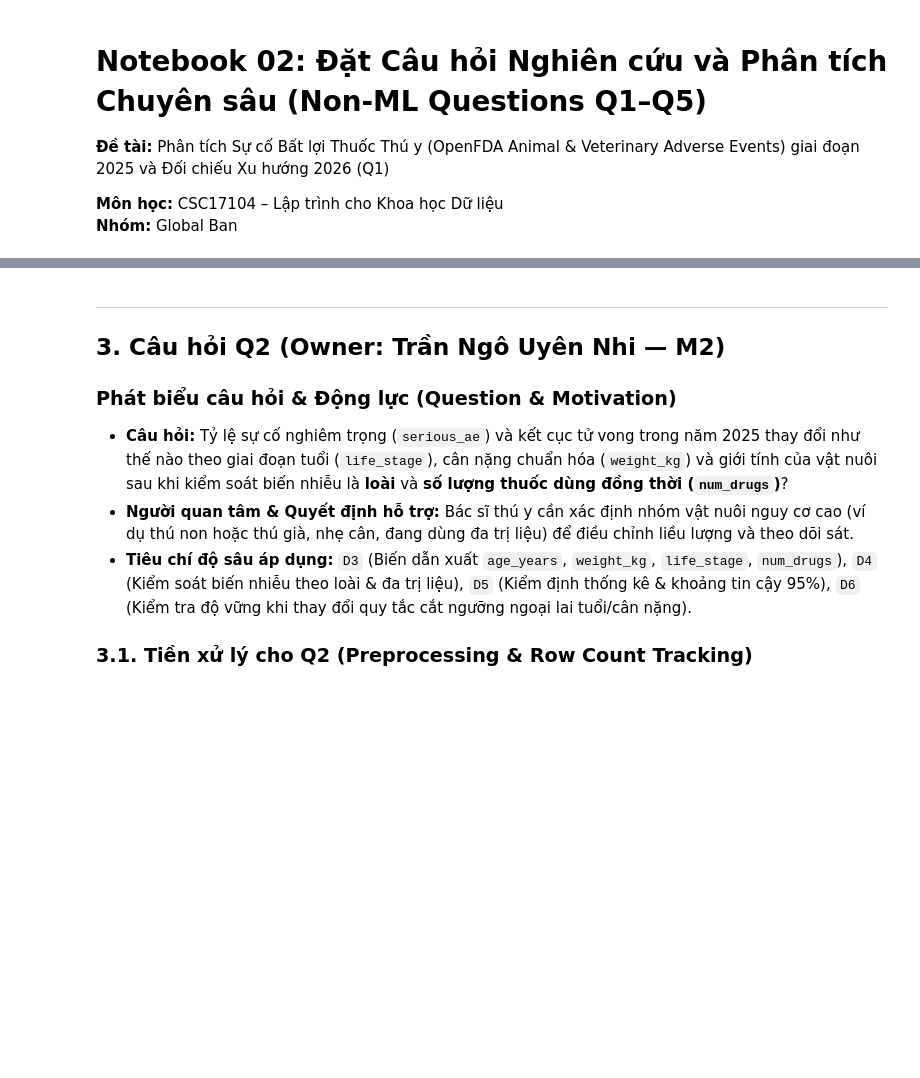
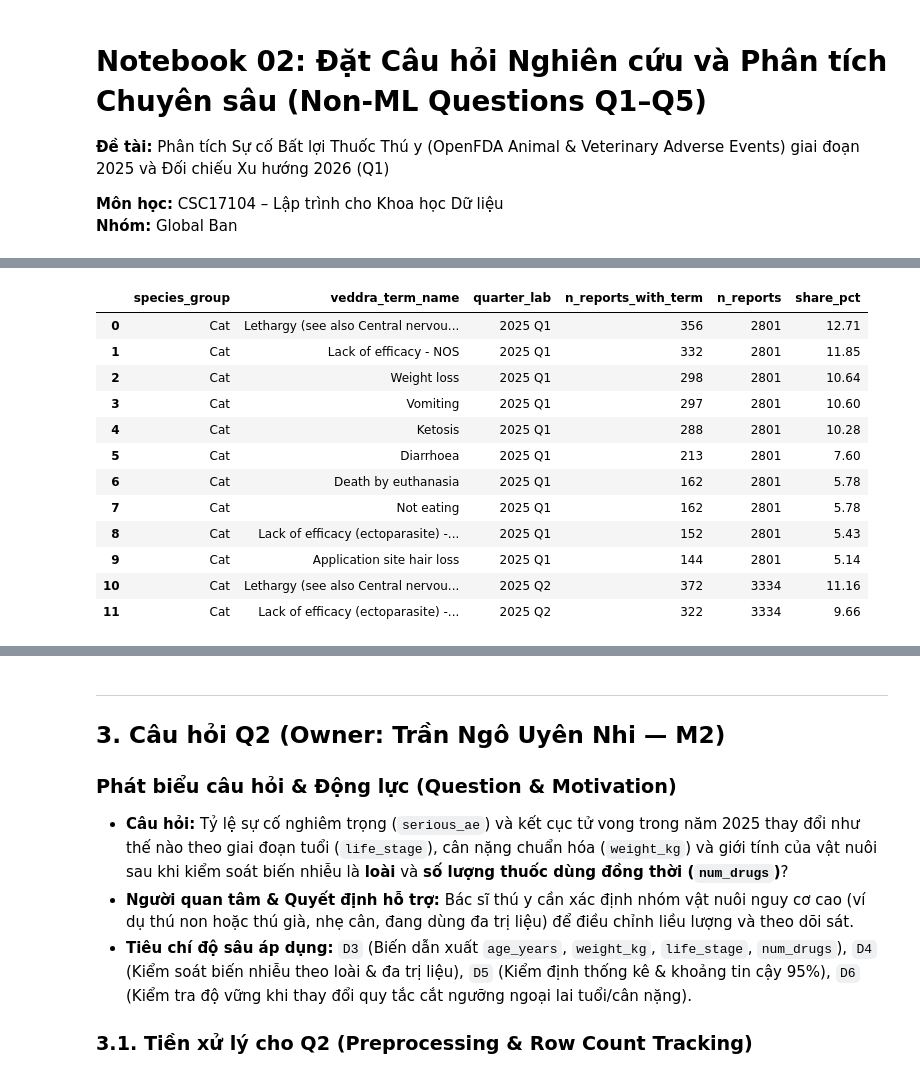
Before and after one commit to LeoTkiet/Prg4DS-G3, a Jupyter notebook: notebooks/02_analysis.ipynb, the cells around one changed output, grey strips where cells are left out. Drawn from its saved outputs; the diff is of its cells as text; code cells hidden in the pictures; blank space fills up the shorter version.

```diff
--- a/notebooks/02_analysis.ipynb
+++ b/notebooks/02_analysis.ipynb
@@ -48,0 +148,72 @@ Theo yêu cầu của môn học, nhóm 3 thành viên xây dựng **$2 \times 3
+# %%
+# Q1.2 - Denominator & Top-K VeDDRA theo loài (baseline 2025), D2
+K = 10
+q1_2025 = q1[q1["quarter"].astype(str).str.startswith("2025")].copy()
+
+# Đảm bảo kiểu dữ liệu nhóm ổn định, tránh FutureWarning khi groupby/pivot với Categorical
+for _df in (q1, q1_2025):
+    _df["species_group"] = _df["species_group"].astype(str)
+    _df["veddra_term_name"] = _df["veddra_term_name"].astype(str)
+
+# Denominator: số báo cáo duy nhất theo (species_group, quarter)
+den_report = (q1.groupby(["species_group","quarter"], observed=True)["unique_aer_id_number"]
+                .nunique().rename("n_reports").reset_index())
+# Numerator: số báo cáo duy nhất có phản ứng term
+num_term = (q1.groupby(["species_group","quarter","veddra_term_name"], observed=True)["unique_aer_id_number"]
+              .nunique().rename("n_reports_with_term").reset_index())
+
+rates = num_term.merge(den_report, on=["species_group","quarter"], how="left")
+rates["share_pct"] = rates["n_reports_with_term"] / rates["n_reports"] * 100
+
+# Chọn Top-K theo tổng số báo cáo có term trong năm 2025
+top_terms_by_group = {}
+for g in ["Dog","Cat","Other"]:
+    base = (q1_2025[q1_2025["species_group"]==g]
+            .groupby("veddra_term_name", observed=True)["unique_aer_id_number"].nunique()
+            .sort_values(ascending=False))
+    top_terms_by_group[g] = base.head(K).index.tolist()
+
+print("Top-K VeDDRA (theo số báo cáo duy nhất năm 2025):")
+for g, terms in top_terms_by_group.items():
+    print(f"\n[{g}]")
+    for i,t in enumerate(terms,1):
+        print(f"  {i:2d}. {t}")
+
+
+# Rút gọn nhãn VeDDRA dài khi hiển thị (giữ nguyên dữ liệu gốc để phân tích)
+def shorten_veddra_term(name, max_len=48):
+    s = str(name).strip()
+    if len(s) <= max_len:
+        return s
+    if '(' in s and ')' in s:
+        head = s.split('(', 1)[0].strip()
+        inside = s.split('(', 1)[1].rsplit(')', 1)[0].strip()
+        candidate = f"{head} ({inside})"
+        if len(candidate) <= max_len:
+            return candidate
+        # cắt phần trong ngoặc nếu quá dài
+        keep = max(10, max_len - len(head) - 6)
+        return f"{head} ({inside[:keep].rstrip()}…)"
+    return s[: max_len - 1].rstrip() + '…'
+
+rates_top = pd.concat([
+    rates[(rates["species_group"]==g) & (rates["veddra_term_name"].isin(terms))].assign(top_group=g)
+    for g, terms in top_terms_by_group.items()
+], ignore_index=True)
+rates_top["quarter_lab"] = rates_top["quarter"].map(quarter_label)
+
+# Bảng tỷ trọng theo quý cho top terms (D2)
+pivot_share = (rates_top.astype({"species_group": str, "veddra_term_name": str})
+               .pivot_table(index=["species_group","veddra_term_name"], columns="quarter",
+                            values="share_pct", aggfunc="first", observed=True)
+               .reindex(columns=quarter_order))
+
+print("\nBảng tỷ trọng (mẫu, top terms):")
+sample_tbl = (rates_top.sort_values(["species_group","quarter","share_pct"], ascending=[True,True,False])
+              .head(12)[["species_group","veddra_term_name","quarter_lab","n_reports_with_term","n_reports","share_pct"]]
+              .reset_index(drop=True))
+sample_tbl["veddra_term_display"] = sample_tbl["veddra_term_name"].map(shorten_veddra_term)
+display(sample_tbl[["species_group","veddra_term_display","quarter_lab","n_reports_with_term","n_reports","share_pct"]]
+        .rename(columns={"veddra_term_display":"veddra_term_name"})
+        .style.format({"share_pct": "{:.2f}"}).set_properties(subset=["veddra_term_name"], **{"white-space": "normal", "max-width": "420px"}))
+# %% [output]
@@ -48,0 +237,13 @@ Theo yêu cầu của môn học, nhóm 3 thành viên xây dựng **$2 \times 3
+|  | species_group | veddra_term_name | quarter_lab | n_reports_with_term | n_reports | share_pct |
+| 0 | Cat | Lethargy (see also Central nervou... | 2025 Q1 | 356 | 2801 | 12.71 |
+| 1 | Cat | Lack of efficacy - NOS | 2025 Q1 | 332 | 2801 | 11.85 |
+| 2 | Cat | Weight loss | 2025 Q1 | 298 | 2801 | 10.64 |
+| 3 | Cat | Vomiting | 2025 Q1 | 297 | 2801 | 10.60 |
+| 4 | Cat | Ketosis | 2025 Q1 | 288 | 2801 | 10.28 |
+| 5 | Cat | Diarrhoea | 2025 Q1 | 213 | 2801 | 7.60 |
+| 6 | Cat | Death by euthanasia | 2025 Q1 | 162 | 2801 | 5.78 |
+| 7 | Cat | Not eating | 2025 Q1 | 162 | 2801 | 5.78 |
+| 8 | Cat | Lack of efficacy (ectoparasite) -... | 2025 Q1 | 152 | 2801 | 5.43 |
+| 9 | Cat | Application site hair loss | 2025 Q1 | 144 | 2801 | 5.14 |
+| 10 | Cat | Lethargy (see also Central nervou... | 2025 Q2 | 372 | 3334 | 11.16 |
+| 11 | Cat | Lack of efficacy (ectoparasite) -... | 2025 Q2 | 322 | 3334 | 9.66 |
```
Also changed, not shown: parts of 10 cells of this notebook, 1 other file.
